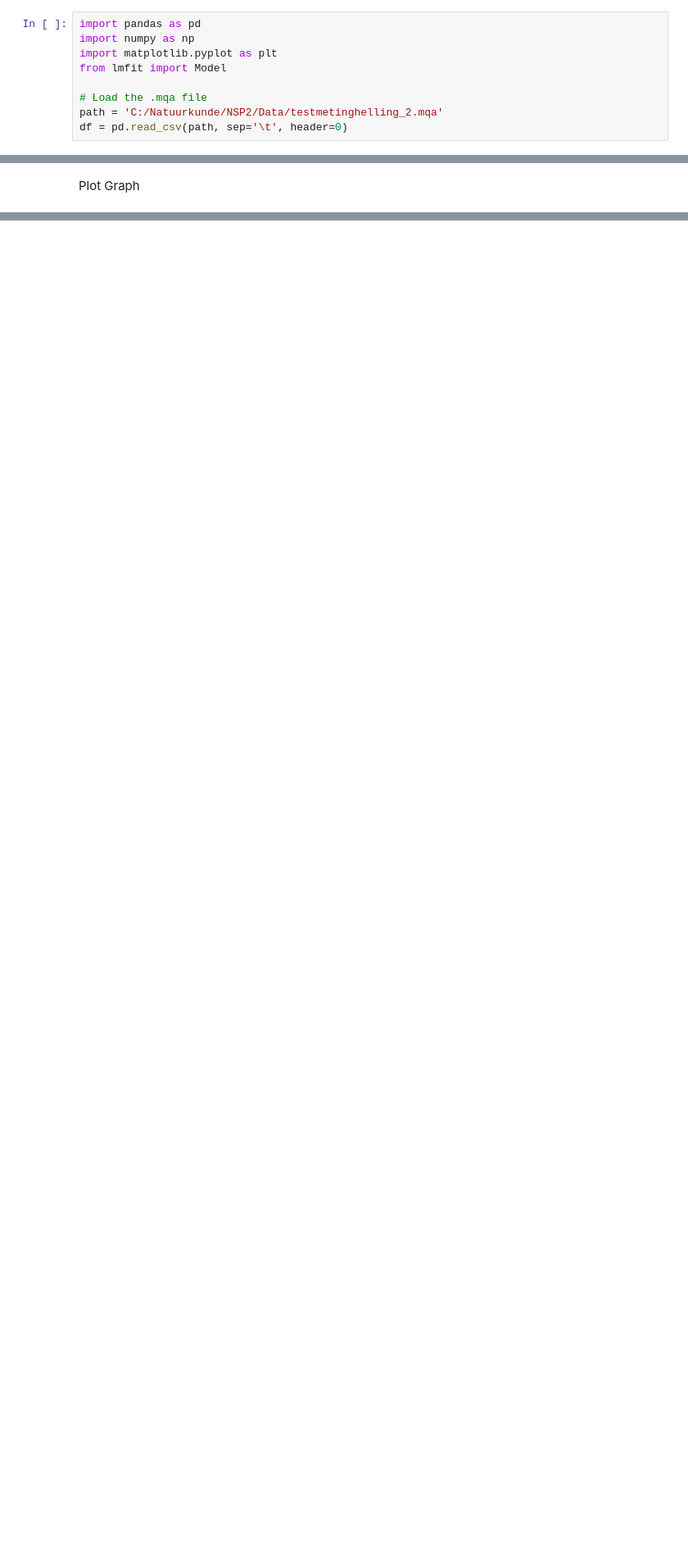
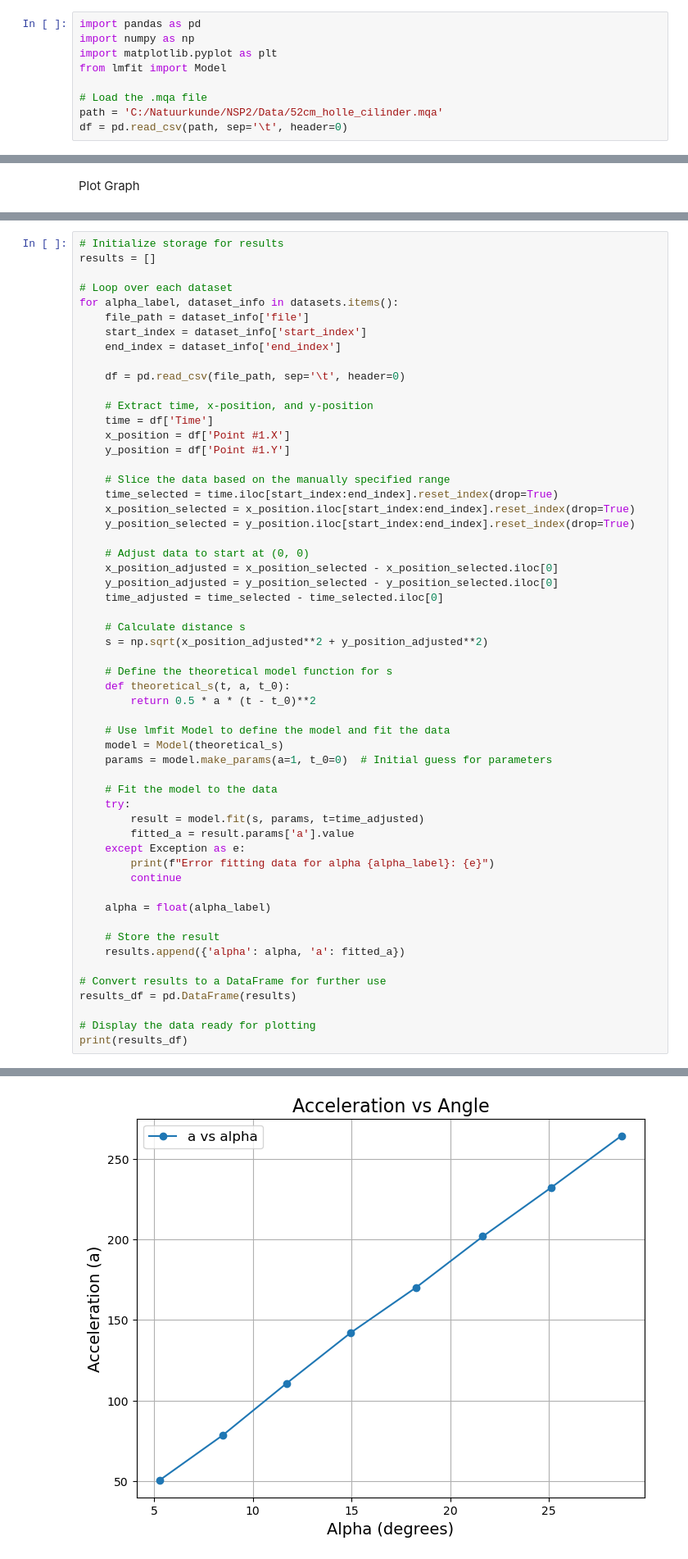
Before and after one commit to JamesPunter/NSP2, a Jupyter notebook: JNx_JamesPunter_15213404.ipynb, the cells around one changed output, grey strips where cells are left out. Shown at 82% size. Drawn from its saved outputs; the diff is of its cells as text; blank space fills up the shorter version.

Commit message:
a t.o.v. alpha

```diff
--- a/JNx_JamesPunter_15213404.ipynb
+++ b/JNx_JamesPunter_15213404.ipynb
@@ -7,6 +7,6 @@ import matplotlib.pyplot as plt
 from lmfit import Model
 
 # Load the .mqa file
-path = 'C:/Natuurkunde/NSP2/Data/testmetinghelling_2.mqa'
+path = 'C:/Natuurkunde/NSP2/Data/52cm_holle_cilinder.mqa'
 df = pd.read_csv(path, sep='\t', header=0)
 # %% [markdown]
@@ -106,0 +154,57 @@ plt.show()
+# %%
+# Initialize storage for results
+results = []
+
+# Loop over each dataset
+for alpha_label, dataset_info in datasets.items():
+    file_path = dataset_info['file']
+    start_index = dataset_info['start_index']
+    end_index = dataset_info['end_index']
+
+    df = pd.read_csv(file_path, sep='\t', header=0)
+
+    # Extract time, x-position, and y-position
+    time = df['Time']
+    x_position = df['Point #1.X']
+    y_position = df['Point #1.Y']
+
+    # Slice the data based on the manually specified range
+    time_selected = time.iloc[start_index:end_index].reset_index(drop=True)
+    x_position_selected = x_position.iloc[start_index:end_index].reset_index(drop=True)
+    y_position_selected = y_position.iloc[start_index:end_index].reset_index(drop=True)
+
+    # Adjust data to start at (0, 0)
+    x_position_adjusted = x_position_selected - x_position_selected.iloc[0]
+    y_position_adjusted = y_position_selected - y_position_selected.iloc[0]
+    time_adjusted = time_selected - time_selected.iloc[0]
+
+    # Calculate distance s
+    s = np.sqrt(x_position_adjusted**2 + y_position_adjusted**2)
+
+    # Define the theoretical model function for s
+    def theoretical_s(t, a, t_0):
+        return 0.5 * a * (t - t_0)**2
+
+    # Use lmfit Model to define the model and fit the data
+    model = Model(theoretical_s)
+    params = model.make_params(a=1, t_0=0)  # Initial guess for parameters
+
+    # Fit the model to the data
+    try:
+        result = model.fit(s, params, t=time_adjusted)
+        fitted_a = result.params['a'].value
+    except Exception as e:
+        print(f"Error fitting data for alpha {alpha_label}: {e}")
+        continue
+
+    alpha = float(alpha_label)
+
+    # Store the result
+    results.append({'alpha': alpha, 'a': fitted_a})
+
+# Convert results to a DataFrame for further use
+results_df = pd.DataFrame(results)
+
+# Display the data ready for plotting
+print(results_df)
+# %% [output]
@@ -106,0 +220 @@ plt.show()
+[figure, added]
```
Also changed, not shown: parts of 11 cells of this notebook.
